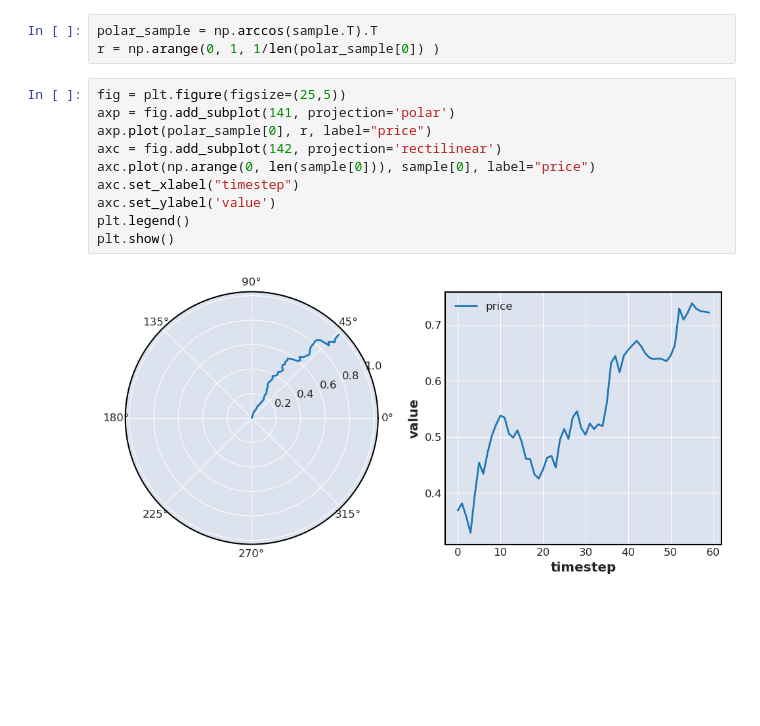
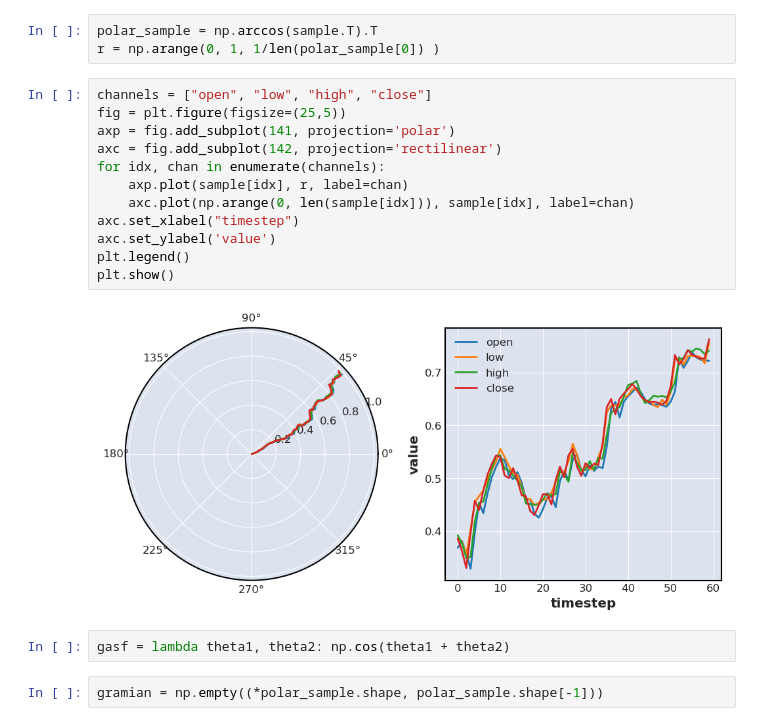
Before and after one commit to finn96/gramian-angular-fields-ohlc, a Jupyter notebook: gramian-angular-field-transform.ipynb, the cells around one changed output. Saved outputs shown, nothing was run; the diff lists cells and outputs as text; blank space fills up the shorter version.

```diff
--- a/gramian-angular-field-transform.ipynb
+++ b/gramian-angular-field-transform.ipynb
@@ -66,14 +66,20 @@ ax.set_ylim(0, 1)
 polar_sample = np.arccos(sample.T).T
 r = np.arange(0, 1, 1/len(polar_sample[0]) )
 # %%
+channels = ["open", "low", "high", "close"]
 fig = plt.figure(figsize=(25,5))
 axp = fig.add_subplot(141, projection='polar')
-axp.plot(polar_sample[0], r, label="price")
 axc = fig.add_subplot(142, projection='rectilinear')
-axc.plot(np.arange(0, len(sample[0])), sample[0], label="price")
+for idx, chan in enumerate(channels):
+    axp.plot(sample[idx], r, label=chan)
+    axc.plot(np.arange(0, len(sample[idx])), sample[idx], label=chan)
 axc.set_xlabel("timestep")
 axc.set_ylabel('value')
 plt.legend()
 plt.show()
 # %% [output]
-[figure, old version]
+[figure, new version]
+# %%
+gasf = lambda theta1, theta2: np.cos(theta1 + theta2)
+# %%
+gramian = np.empty((*polar_sample.shape, polar_sample.shape[-1]))
```
Also changed, not shown: parts of 14 cells of this notebook.
